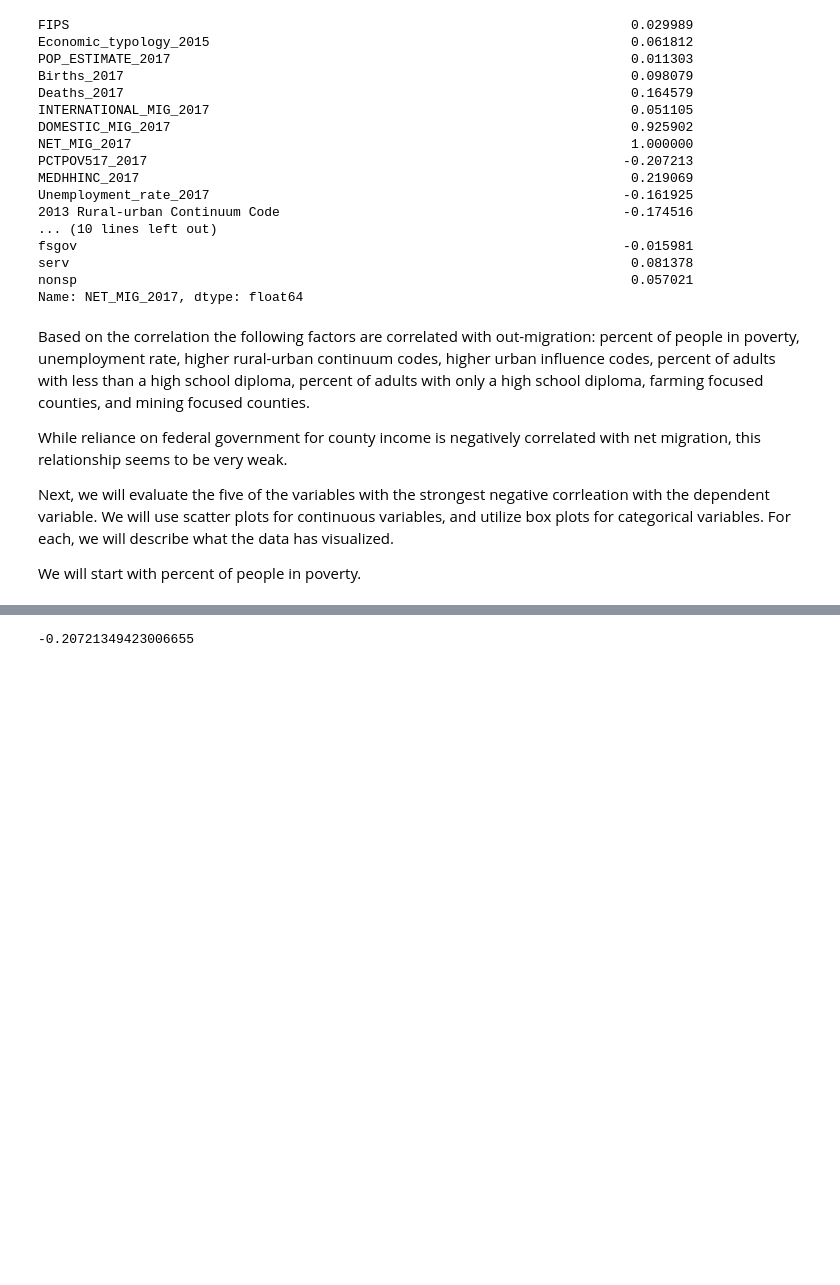
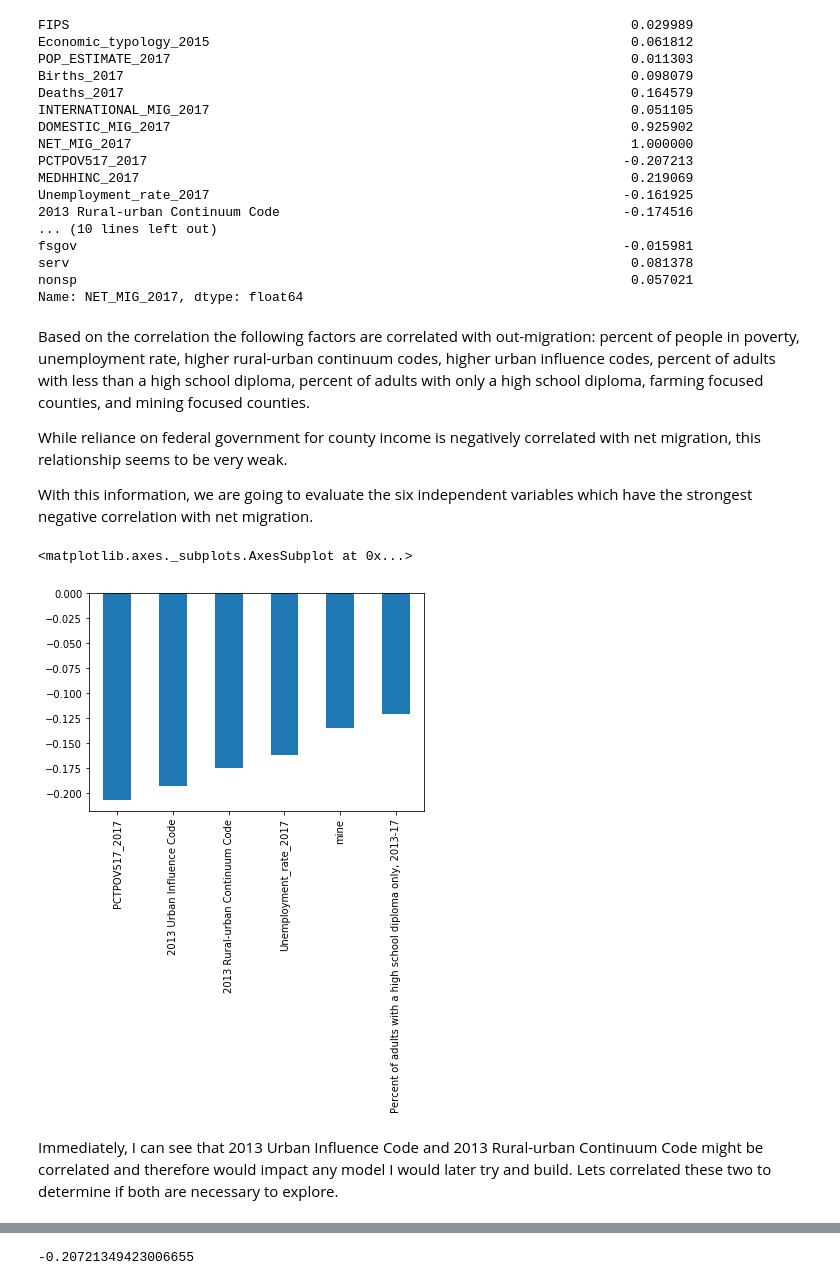
Before and after one commit to william-aderholdt/OutMigration, a Jupyter notebook: main.ipynb, the cells around one changed output, grey strips where cells are left out. Saved outputs shown, nothing was run; the diff lists cells and outputs as text; code cells hidden in the pictures; blank space fills up the shorter version.

```diff
--- a/main.ipynb
+++ b/main.ipynb
@@ -200,6 +200,11 @@ Based on the correlation the following factors are correlated with out-migration
 
 While reliance on federal government for county income is negatively correlated with net migration, this relationship seems to be very weak.
 
-Next, we will evaluate the five of the variables with the strongest negative corrleation with the dependent variable. We will use scatter plots for continuous variables, and utilize box plots for categorical variables. For each, we will describe what the data has visualized.
-
-We will start with percent of people in poverty.
+With this information, we are going to evaluate the six independent variables which have the strongest negative correlation with net migration.
+# %%
+df.corr()['NET_MIG_2017'][['PCTPOV517_2017', '2013 Urban Influence Code', '2013 Rural-urban Continuum Code', 'Unemployment_rate_2017', 'mine', 'Percent of adults with a high school diploma only, 2013-17']].plot.bar()
+# %% [output]
+<matplotlib.axes._subplots.AxesSubplot at 0x...>
+[figure, added]
+# %% [markdown]
+Immediately, I can see that 2013 Urban Influence Code and 2013 Rural-urban Continuum Code might be correlated and therefore would impact any model I would later try and build. Lets correlated these two to determine if both are necessary to explore.
```
Also changed, not shown: parts of 14 cells of this notebook, 1 other file.
